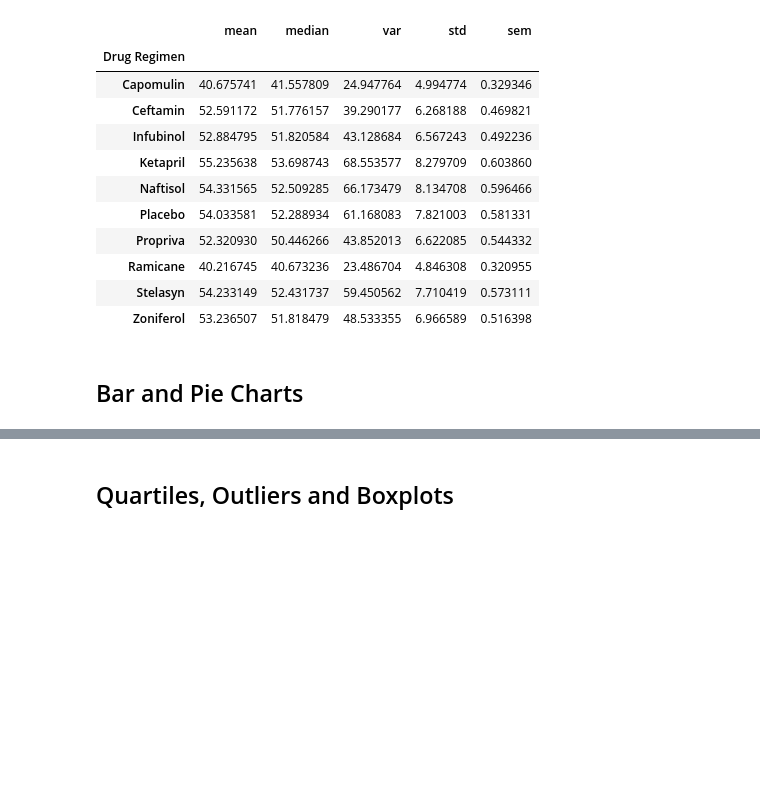
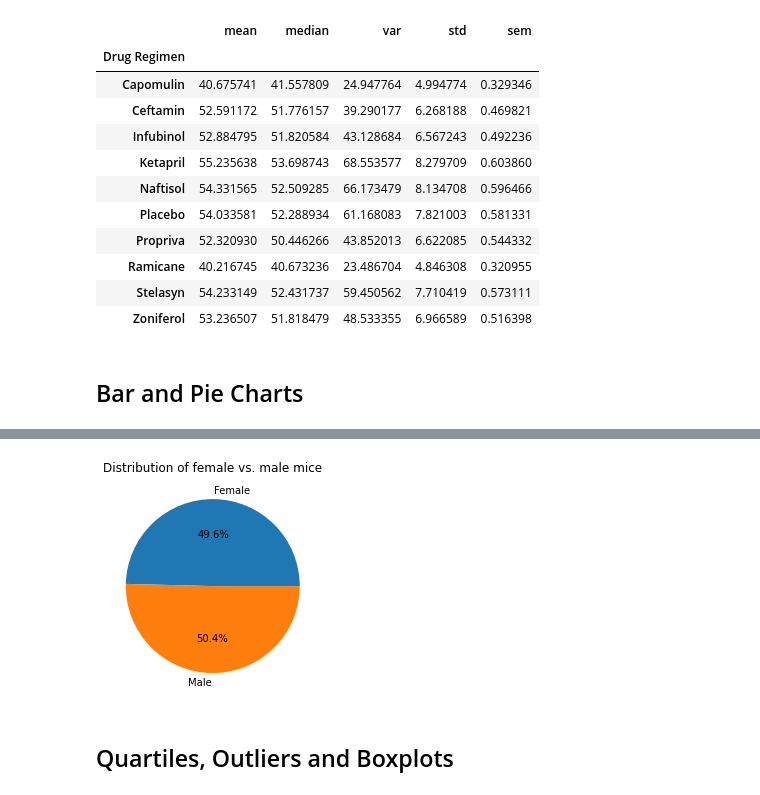
Before and after one commit to scottgall/scc-drug-performance-in-mice, a Jupyter notebook: pymaceuticals_starter.ipynb, the cells around one changed output, grey strips where cells are left out. Drawn from its saved outputs; the diff is of its cells as text; code cells hidden in the pictures; blank space fills up the shorter version.

```diff
--- a/pymaceuticals_starter.ipynb
+++ b/pymaceuticals_starter.ipynb
@@ -122,5 +132,9 @@ drug_group['Mouse ID'].nunique().plot.bar(ylim=(23,25.5), yticks=([23,24,25]), y
 # %%
 # Generate a pie plot showing the distribution of female versus male mice using pandas
+sex_group = clean_df.groupby('Sex')['Mouse ID'].nunique()
+sex_group.plot.pie(ylabel='', autopct='%1.1f%%', title='Distribution of female vs. male mice');
+# %% [output]
+[figure, added]
 # %%
 # Generate a pie plot showing the distribution of female versus male mice using pyplot
 # %% [markdown]
```
Also changed, not shown: parts of 3 cells of this notebook.
